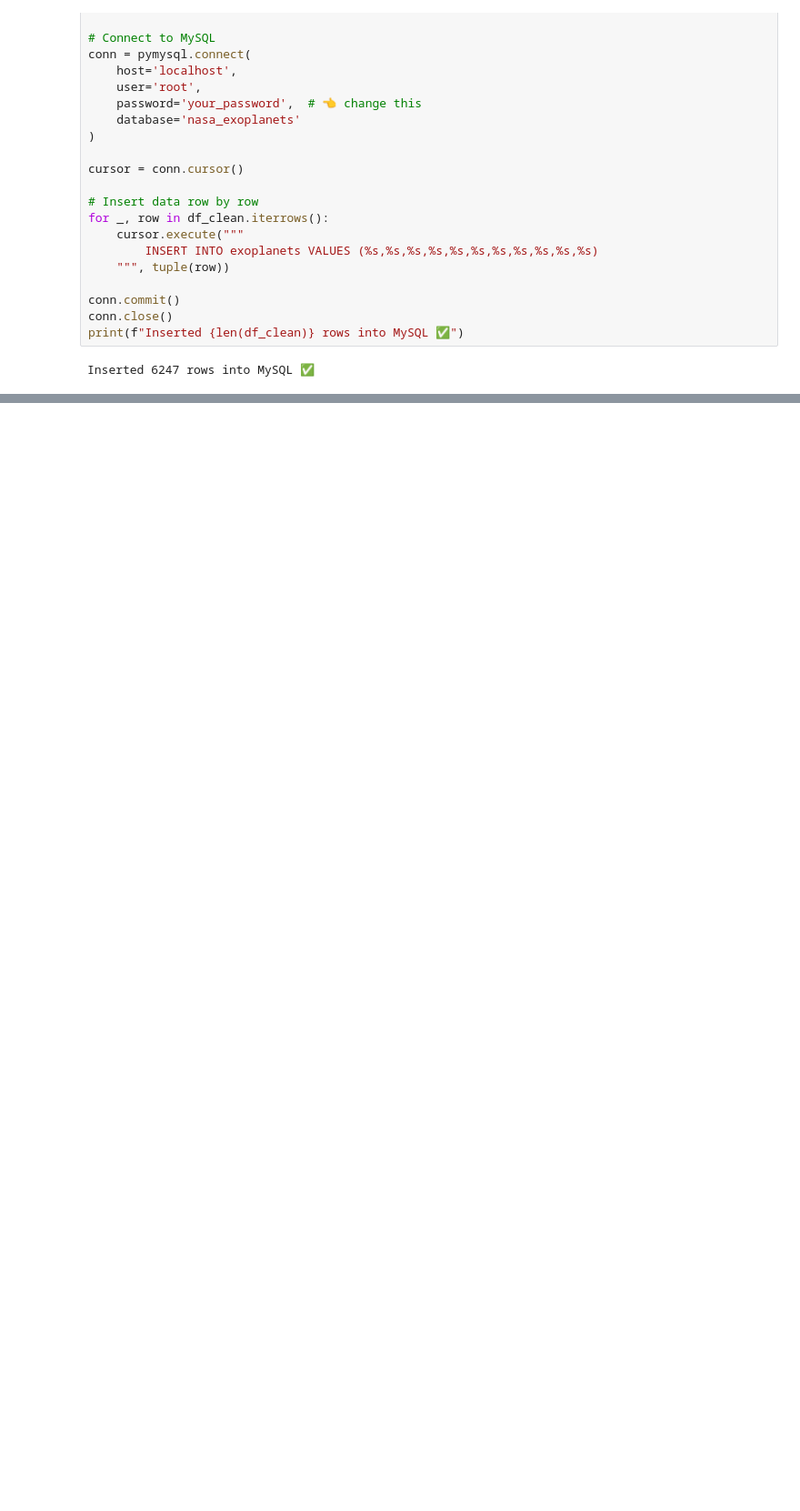
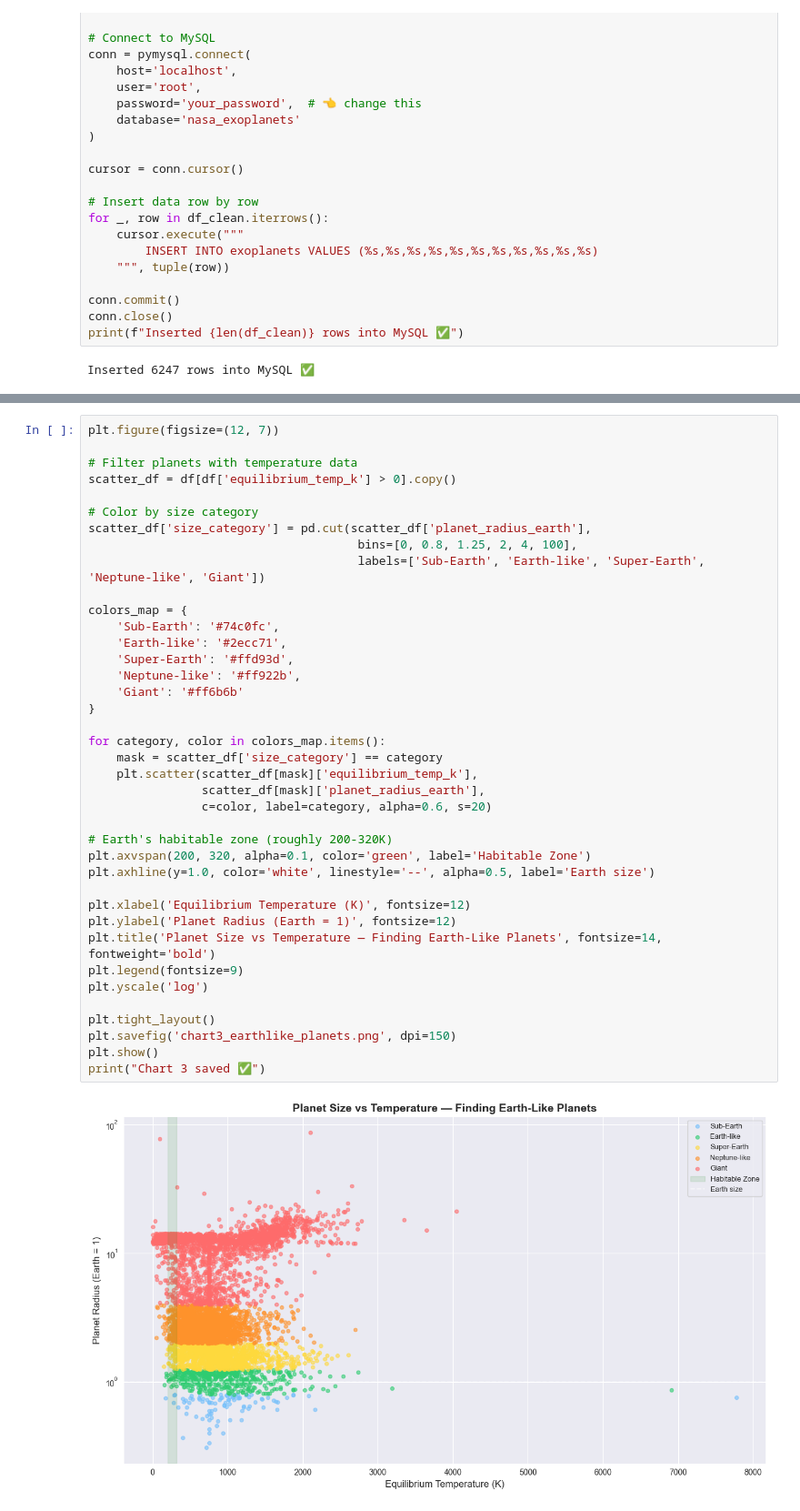
Before and after one commit to Tiru08/nasa-exoplanet-analysis, a Jupyter notebook: exploration.ipynb, the cells around one changed output, grey strips where cells are left out. Shown at 91% size. Drawn from its saved outputs; the diff is of its cells as text; blank space fills up the shorter version.

```diff
--- a/exploration.ipynb
+++ b/exploration.ipynb
@@ -120,0 +180,41 @@ Inserted 6247 rows into MySQL ✅
+# %%
+plt.figure(figsize=(12, 7))
+
+# Filter planets with temperature data
+scatter_df = df[df['equilibrium_temp_k'] > 0].copy()
+
+# Color by size category
+scatter_df['size_category'] = pd.cut(scatter_df['planet_radius_earth'],
+                                      bins=[0, 0.8, 1.25, 2, 4, 100],
+                                      labels=['Sub-Earth', 'Earth-like', 'Super-Earth', 'Neptune-like', 'Giant'])
+
+colors_map = {
+    'Sub-Earth': '#74c0fc',
+    'Earth-like': '#2ecc71',
+    'Super-Earth': '#ffd93d',
+    'Neptune-like': '#ff922b',
+    'Giant': '#ff6b6b'
+}
+
+for category, color in colors_map.items():
+    mask = scatter_df['size_category'] == category
+    plt.scatter(scatter_df[mask]['equilibrium_temp_k'],
+                scatter_df[mask]['planet_radius_earth'],
+                c=color, label=category, alpha=0.6, s=20)
+
+# Earth's habitable zone (roughly 200-320K)
+plt.axvspan(200, 320, alpha=0.1, color='green', label='Habitable Zone')
+plt.axhline(y=1.0, color='white', linestyle='--', alpha=0.5, label='Earth size')
+
+plt.xlabel('Equilibrium Temperature (K)', fontsize=12)
+plt.ylabel('Planet Radius (Earth = 1)', fontsize=12)
+plt.title('Planet Size vs Temperature — Finding Earth-Like Planets', fontsize=14, fontweight='bold')
+plt.legend(fontsize=9)
+plt.yscale('log')
+
+plt.tight_layout()
+plt.savefig('chart3_earthlike_planets.png', dpi=150)
+plt.show()
+print("Chart 3 saved ✅")
+# %% [output]
+[figure, added]
```
Also changed, not shown: parts of 4 cells of this notebook, 4 other files.
